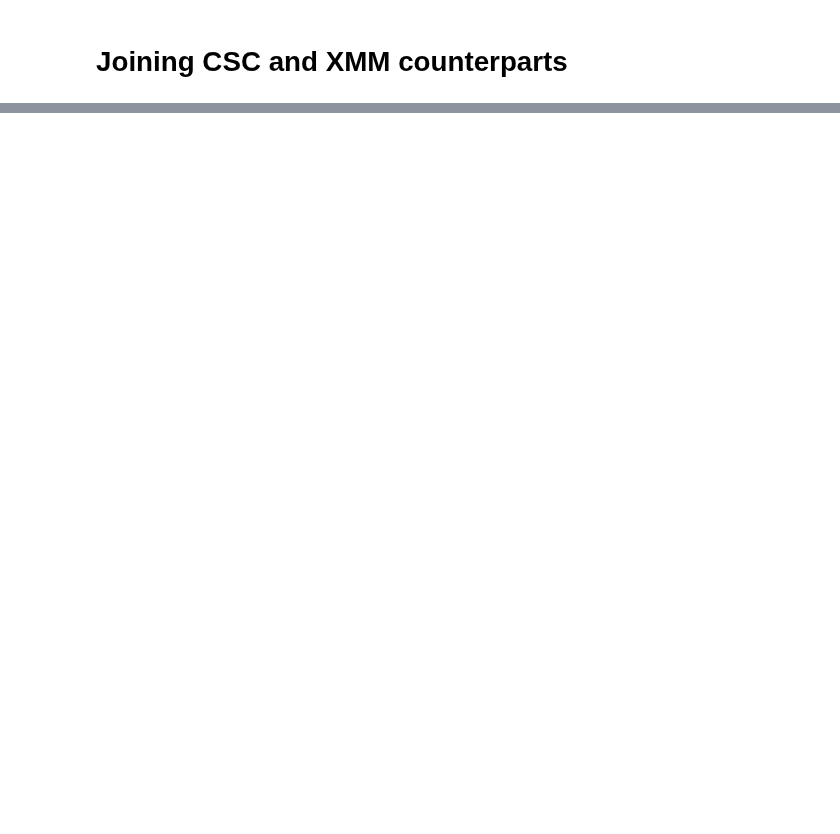
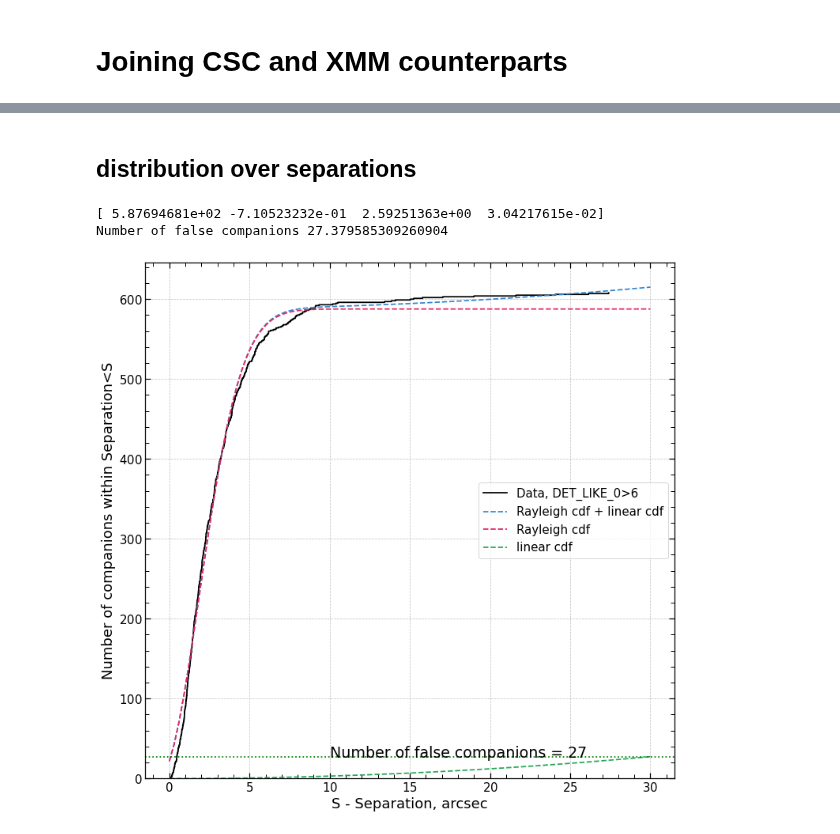
Before and after one commit to SergeiDBykov/lockman_hole, a Jupyter notebook: 2_desi-validation-catalog/1_validation-counterparts.ipynb, the cells around one changed output, grey strips where cells are left out. Saved outputs shown, nothing was run; the diff lists cells and outputs as text; code cells hidden in the pictures; blank space fills up the shorter version.

```diff
--- a/2_desi-validation-catalog/1_validation-counterparts.ipynb
+++ b/2_desi-validation-catalog/1_validation-counterparts.ipynb
@@ -539,0 +356,52 @@ rayleigh_plot(final_ctps.query('DET_LIKE_0>15'), sep_col='sep_ero_desi', pos_err
+# %% [markdown]
+## distribution over separations
+# %%
+query = 'DET_LIKE_0>6'
+seps = final_ctps.query(query)['sep_ero_desi']
+
+sep_bins = np.linspace(0, 30, 300)
+
+sep_hist, bin_edges = np.histogram(seps, bins=sep_bins)
+sep_hist = np.cumsum(sep_hist)
+hist_area = sep_hist
+sep_axis = (bin_edges[1:] + bin_edges[:-1])/2
+fig,  ax =  plt.subplots( figsize = (12,12))
+
+#ax.bar(sep_axis, hist_area, width = 1, alpha = 0.4)
+sns.ecdfplot(seps, color='k', ax = ax, stat='count', log_scale=False, label = 'Data, '+query )
+ax.set_xlabel('S - Separation, arcsec')
+ax.set_ylabel('Number of companions within Separation<S')
+
+
+from scipy.optimize import curve_fit
+from scipy import stats
+def gaus_cdf(x,N,sep0,sep_sigma):
+    #return N*stats.norm.cdf(x, loc=sep0, scale=sep_sigma)
+    return N*stats.rayleigh.cdf(x, loc=sep0, scale=sep_sigma)
+
+def linear_cdf(x,a):
+    #b = -60*a
+    #return a*x**2+b*x
+    return a*x**2
+
+def model_cdf(x, N, sep0, sep_sigma, a):
+    return gaus_cdf(x,N,sep0,sep_sigma) + linear_cdf(x,a)
+
+
+#[4.65170706e+03 3.51493202e+00 2.14801955e+00 9.63700566e+00]
+popt, pcov = curve_fit(model_cdf, sep_axis, hist_area, p0=[4.6e3, 3, 2,  0])
+print(popt)
+x = np.linspace(0, 30, 100)
+ax.plot(x, model_cdf(x, *popt), 'C0--', label = 'Rayleigh cdf + linear cdf')
+ax.plot(x, gaus_cdf(x, *popt[:3]), 'C1--', label = 'Rayleigh cdf')
+ax.plot(x, linear_cdf(x, *popt[3:]), 'C2--', label = 'linear cdf')
+ax.legend()
+n_false  =linear_cdf(30, *popt[3:])
+ax.axhline(n_false, color='g', linestyle=':')
+ax.text(10, n_false+n_false/2, 'Number of false companions = {:.0f}'.format(n_false),  va='top', ha='left', fontsize = 19)
+
+print('Number of false companions', n_false)
+# %% [output]
+[ 5.87694681e+02 -7.10523232e-01  2.59251363e+00  3.04217615e-02]
+Number of false companions 27.379585309260904
+[figure, added]
```
Also changed, not shown: parts of 29 cells of this notebook, 21 other files.
